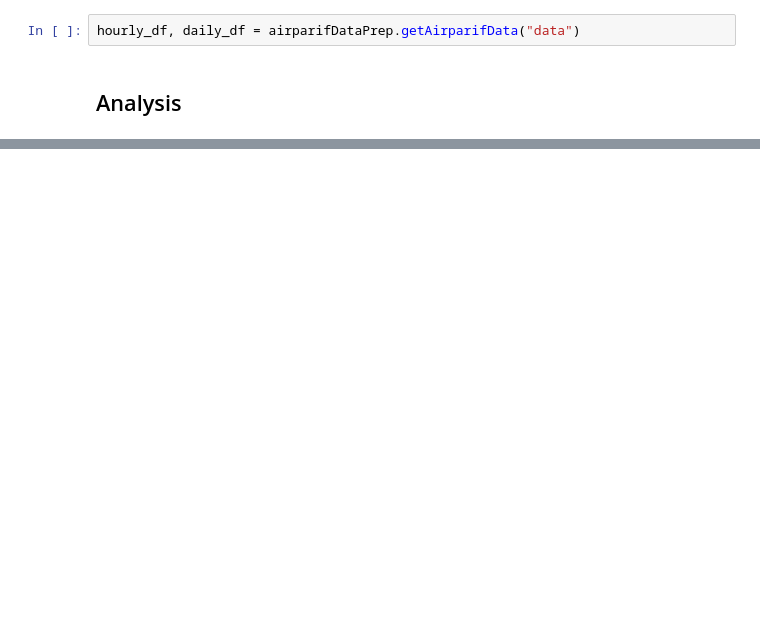
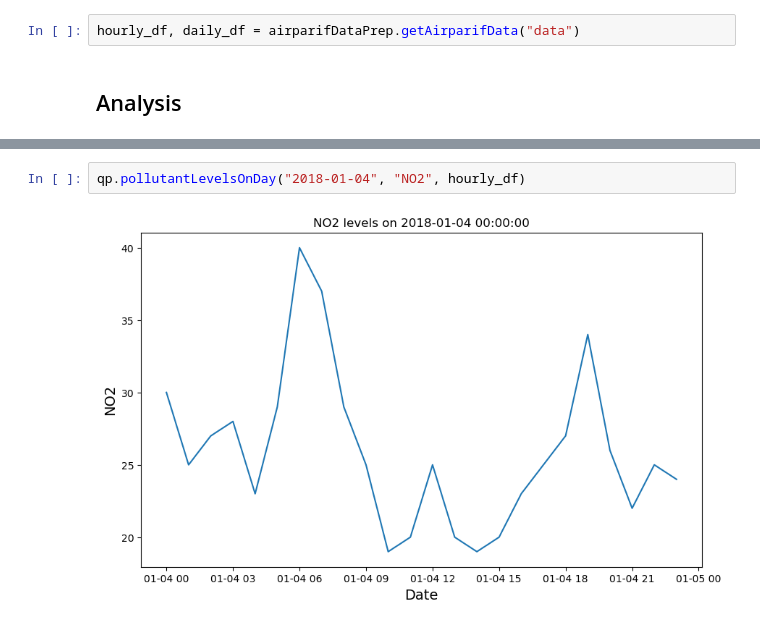
Before and after one commit to Hu9o73/green_ai_project, a Jupyter notebook: main.ipynb, the cells around one changed output, grey strips where cells are left out. Drawn from its saved outputs; the diff is of its cells as text; blank space fills up the shorter version.

```diff
--- a/main.ipynb
+++ b/main.ipynb
@@ -24,0 +28,4 @@ plot = qp.quickRegPlot(daily_df, "date", "NO2", True, 7)
+# %%
+qp.pollutantLevelsOnDay("2018-01-04", "NO2", hourly_df)
+# %% [output]
+[figure, added]
```
Also changed, not shown: parts of 6 cells of this notebook, 1 other file.
